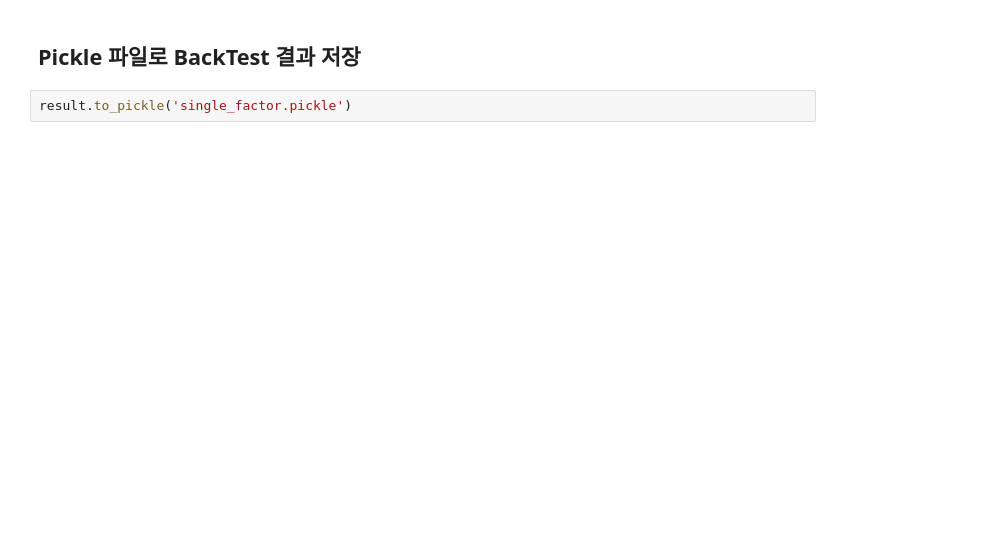
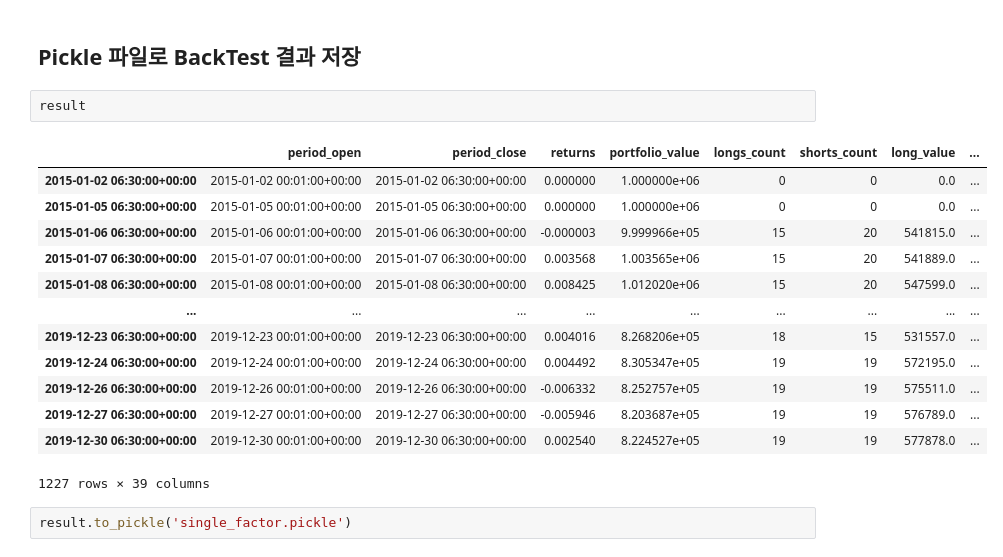
Before and after one commit to Hertz-and-Alpha/machine-learning-for-trading-korea-stock, a Jupyter notebook: 04_alpha_factor_research/04_single_factor_zipline-설명.ipynb, the cells around one changed output. Saved outputs shown, nothing was run; the diff lists cells and outputs as text; blank space fills up the shorter version.

```diff
--- a/04_alpha_factor_research/04_single_factor_zipline-설명.ipynb
+++ b/04_alpha_factor_research/04_single_factor_zipline-설명.ipynb
@@ -247,4 +331,20 @@ fig.tight_layout();
 # %% [markdown]
 ## Pickle 파일로 BackTest 결과 저장
+# %%
+result
+# %% [output]
+|  | period_open | period_close | returns | portfolio_value | longs_count | shorts_count | long_value | ... |
+| 2015-01-02 06:30:00+00:00 | 2015-01-02 00:01:00+00:00 | 2015-01-02 06:30:00+00:00 | 0.000000 | 1.000000e+06 | 0 | 0 | 0.0 | ... |
+| 2015-01-05 06:30:00+00:00 | 2015-01-05 00:01:00+00:00 | 2015-01-05 06:30:00+00:00 | 0.000000 | 1.000000e+06 | 0 | 0 | 0.0 | ... |
+| 2015-01-06 06:30:00+00:00 | 2015-01-06 00:01:00+00:00 | 2015-01-06 06:30:00+00:00 | -0.000003 | 9.999966e+05 | 15 | 20 | 541815.0 | ... |
+| 2015-01-07 06:30:00+00:00 | 2015-01-07 00:01:00+00:00 | 2015-01-07 06:30:00+00:00 | 0.003568 | 1.003565e+06 | 15 | 20 | 541889.0 | ... |
+| 2015-01-08 06:30:00+00:00 | 2015-01-08 00:01:00+00:00 | 2015-01-08 06:30:00+00:00 | 0.008425 | 1.012020e+06 | 15 | 20 | 547599.0 | ... |
+| ... | ... | ... | ... | ... | ... | ... | ... | ... |
+| 2019-12-23 06:30:00+00:00 | 2019-12-23 00:01:00+00:00 | 2019-12-23 06:30:00+00:00 | 0.004016 | 8.268206e+05 | 18 | 15 | 531557.0 | ... |
+| 2019-12-24 06:30:00+00:00 | 2019-12-24 00:01:00+00:00 | 2019-12-24 06:30:00+00:00 | 0.004492 | 8.305347e+05 | 19 | 19 | 572195.0 | ... |
+| 2019-12-26 06:30:00+00:00 | 2019-12-26 00:01:00+00:00 | 2019-12-26 06:30:00+00:00 | -0.006332 | 8.252757e+05 | 19 | 19 | 575511.0 | ... |
+| 2019-12-27 06:30:00+00:00 | 2019-12-27 00:01:00+00:00 | 2019-12-27 06:30:00+00:00 | -0.005946 | 8.203687e+05 | 19 | 19 | 576789.0 | ... |
+| 2019-12-30 06:30:00+00:00 | 2019-12-30 00:01:00+00:00 | 2019-12-30 06:30:00+00:00 | 0.002540 | 8.224527e+05 | 19 | 19 | 577878.0 | ... |
+1227 rows × 39 columns
 # %%
 result.to_pickle('single_factor.pickle')
```
Also changed, not shown: parts of 10 cells of this notebook, 3 other files.
